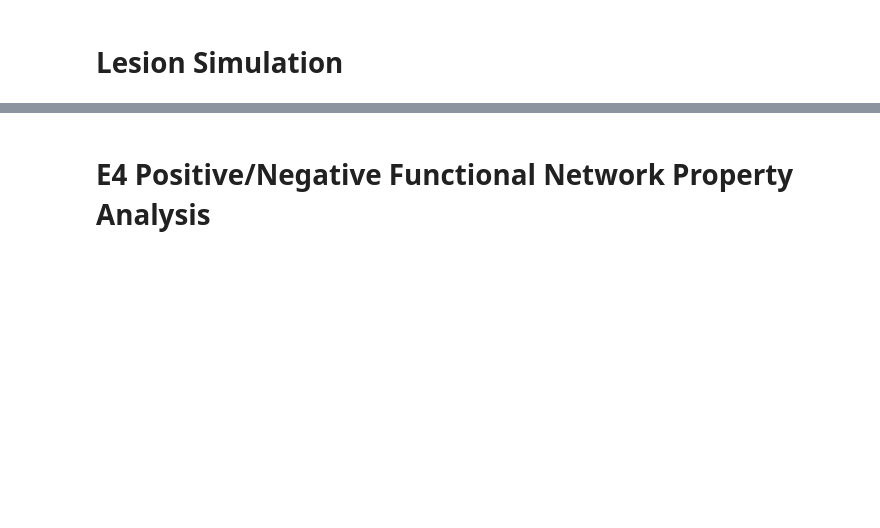
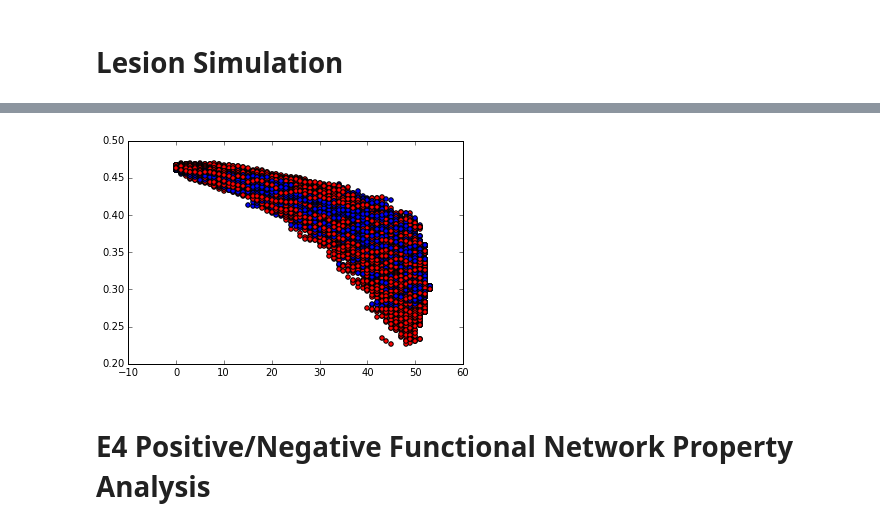
Before and after one commit to dinodigma/research, a Jupyter notebook: dino_surf15.ipynb, the cells around one changed output, grey strips where cells are left out. Cells and saved outputs as stored; diff of their text form; code cells hidden in the pictures; blank space fills up the shorter version.

```diff
--- a/dino_surf15.ipynb
+++ b/dino_surf15.ipynb
@@ -383,0 +535,27 @@ array([ [64, 1, 4, 38, 39, 8, 9, 71, 77, 15, 48, 72, 20, 23, 56, 25, 58, 29, 30,
+# %%
+x = range(70)
+y = range(0, 1)
+fig = plt.figure()
+ax = fig.add_subplot(111)
+
+for i in range(1000):
+    #print "Iteration: " + str(i)
+    fnet = group_net.copy()
+    pos_fnet = pos_group_net.copy()
+    neg_fnet = neg_group_net.copy()
+    pnet = thr_pib_net.copy()
+
+    # Run simulation with E4 Positive Subjects
+    ypos_list = run_simulation(pos_fnet, pnet)
+    xpos_list = range(len(ypos_list))
+    ax.scatter(xpos_list, ypos_list, c = 'b')
+
+    pnet = thr_pib_net.copy()
+    # Run simulation with E4 Negative Subjects
+    yneg_list = run_simulation(neg_fnet, pnet)
+    xneg_list = range(len(yneg_list))
+    ax.scatter(xneg_list, yneg_list, c = 'r')
+
+    pnet = thr_pib_net.copy()
+# %% [output]
+[figure, added]
```
Also changed, not shown: parts of 15 cells of this notebook.
